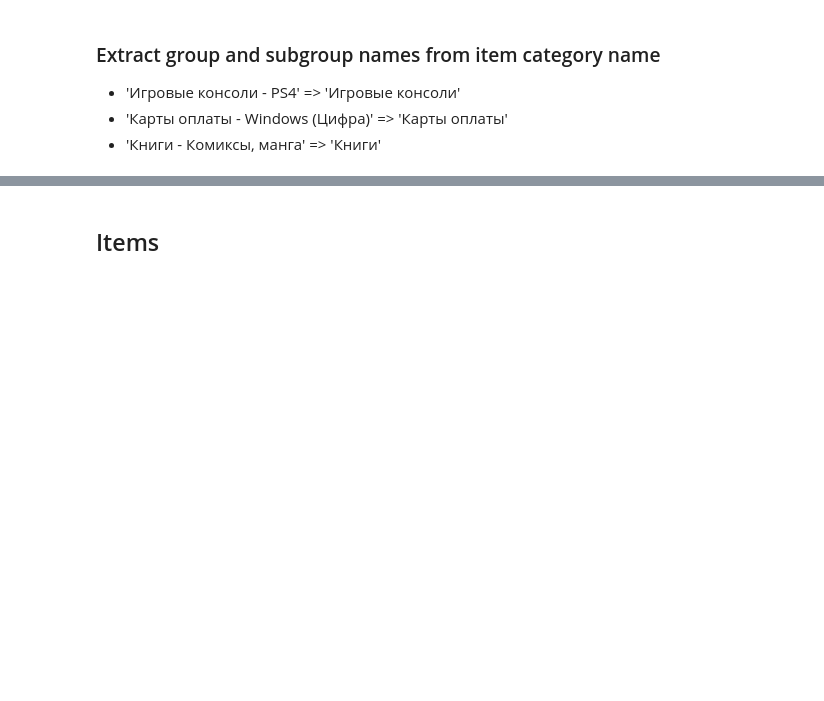
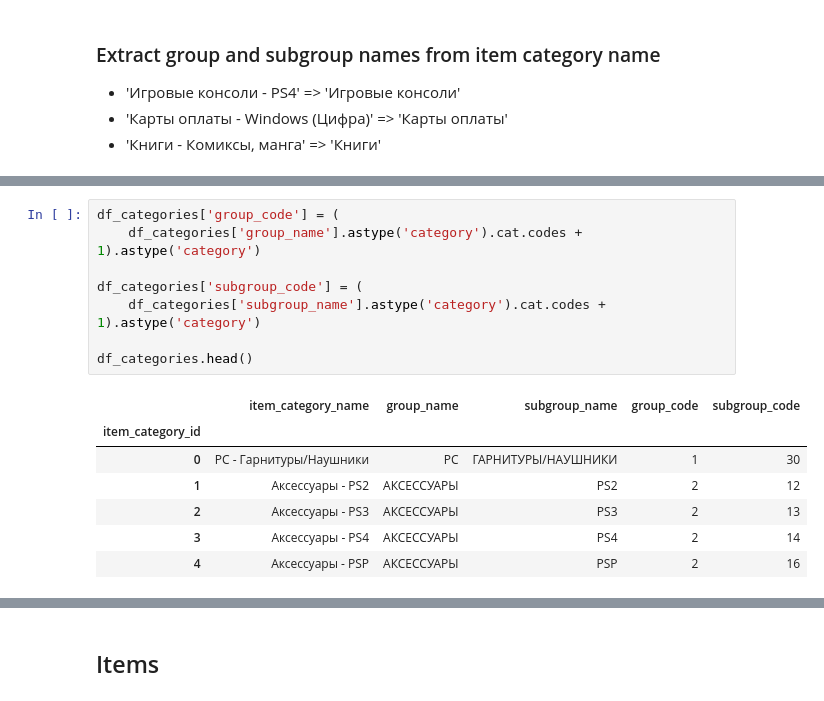
Before and after one commit to hjort/ai-labs, a Jupyter notebook: jupyter/future-sales/Predict Future Sales in Russia - Hjort.ipynb, the cells around one changed output, grey strips where cells are left out. Drawn from its saved outputs; the diff is of its cells as text; blank space fills up the shorter version.

```diff
--- a/jupyter/future-sales/Predict Future Sales in Russia - Hjort.ipynb
+++ b/jupyter/future-sales/Predict Future Sales in Russia - Hjort.ipynb
@@ -166,3 +221,19 @@ df_categories.groupby('subgroup_name').count().head(10)
+# %%
+df_categories['group_code'] = (
+    df_categories['group_name'].astype('category').cat.codes + 1).astype('category')
+
+df_categories['subgroup_code'] = (
+    df_categories['subgroup_name'].astype('category').cat.codes + 1).astype('category')
+
+df_categories.head()
+# %% [output]
+|  | item_category_name | group_name | subgroup_name | group_code | subgroup_code |
+| item_category_id |  |  |  |  |  |
+| 0 | PC - Гарнитуры/Наушники | PC | ГАРНИТУРЫ/НАУШНИКИ | 1 | 30 |
+| 1 | Аксессуары - PS2 | АКСЕССУАРЫ | PS2 | 2 | 12 |
+| 2 | Аксессуары - PS3 | АКСЕССУАРЫ | PS3 | 2 | 13 |
+| 3 | Аксессуары - PS4 | АКСЕССУАРЫ | PS4 | 2 | 14 |
+| 4 | Аксессуары - PSP | АКСЕССУАРЫ | PSP | 2 | 16 |
 # %%
 df_categories.info()
 # %% [output]
```
Also changed, not shown: parts of 38 cells of this notebook.
